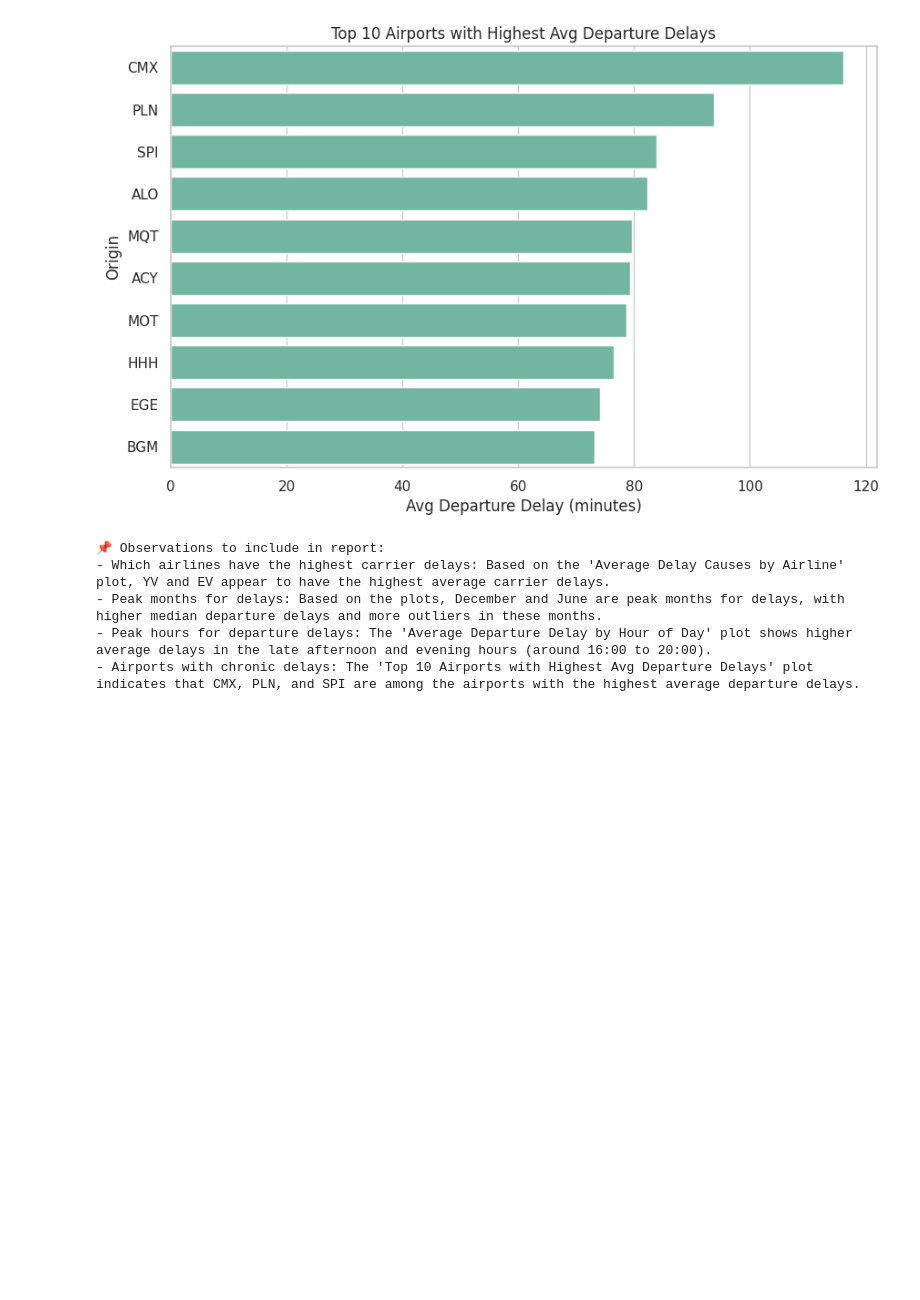
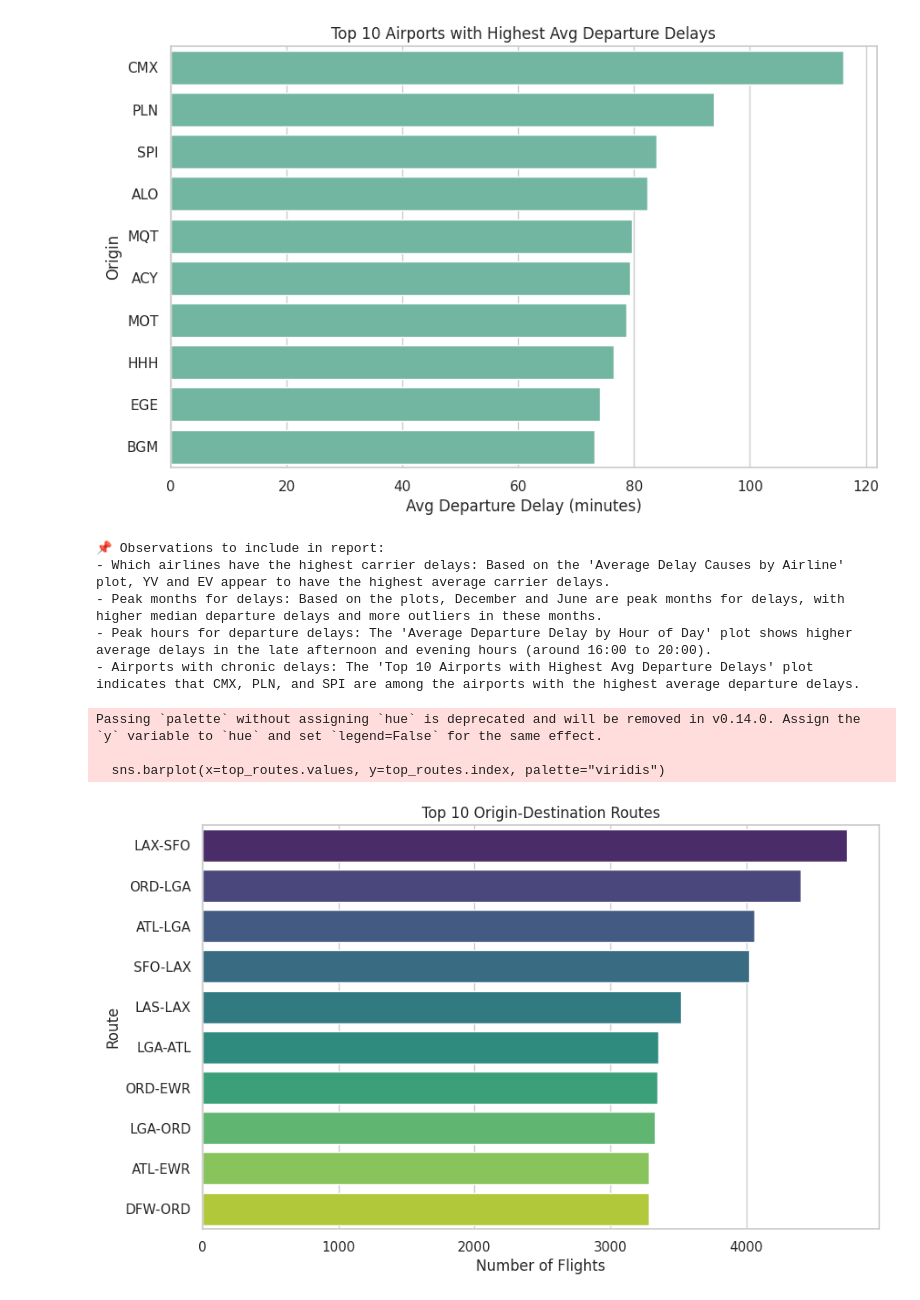
Before and after one commit to Yuthish27/DV-AirFly-Insights-Yuthish, a Jupyter notebook: Yuthish_proj.ipynb, the cells around one changed output. Drawn from its saved outputs; the diff is of its cells as text; code cells hidden in the pictures; blank space fills up the shorter version.

```diff
--- a/Yuthish_proj.ipynb
+++ b/Yuthish_proj.ipynb
@@ -472,0 +477,19 @@ print("- Airports with chronic delays: The 'Top 10 Airports with Highest Avg Dep
+# %%
+import matplotlib.pyplot as plt
+import seaborn as sns
+import geopandas as gpd
+import pandas as pd
+import glob
+
+# Check if df is defined and load if not
+if 'df' not in locals():
+    csvs = glob.glob("/content/data/**/*.csv", recursive=True)
+    if csvs:
+        csv_path = csvs[0]
+        df = pd.read_csv(csv_path, low_memory=False)
+    else:
+        print("Error: No CSV files found in /content/data/")
+
+
+sns.set(style="whitegrid", palette="Set2")
+plt.rcParams['figure.figsize'] = (10,6)
@@ -472,0 +500,16 @@ print("- Airports with chronic delays: The 'Top 10 Airports with Highest Avg Dep
+# %%
+# 1 🔹 Top 10 Origin-Destination pairs (routes)
+df['Route'] = df['Origin'] + "-" + df['Dest']
+top_routes = df['Route'].value_counts().head(10)
+
+plt.figure(figsize=(10,6))
+sns.barplot(x=top_routes.values, y=top_routes.index, palette="viridis")
+plt.title("Top 10 Origin-Destination Routes")
+plt.xlabel("Number of Flights")
+plt.ylabel("Route")
+plt.show()
+# %% [output]
+Passing `palette` without assigning `hue` is deprecated and will be removed in v0.14.0. Assign the `y` variable to `hue` and set `legend=False` for the same effect.
+
+  sns.barplot(x=top_routes.values, y=top_routes.index, palette="viridis")
+[figure, added]
```
Also changed, not shown: parts of 13 cells of this notebook.
